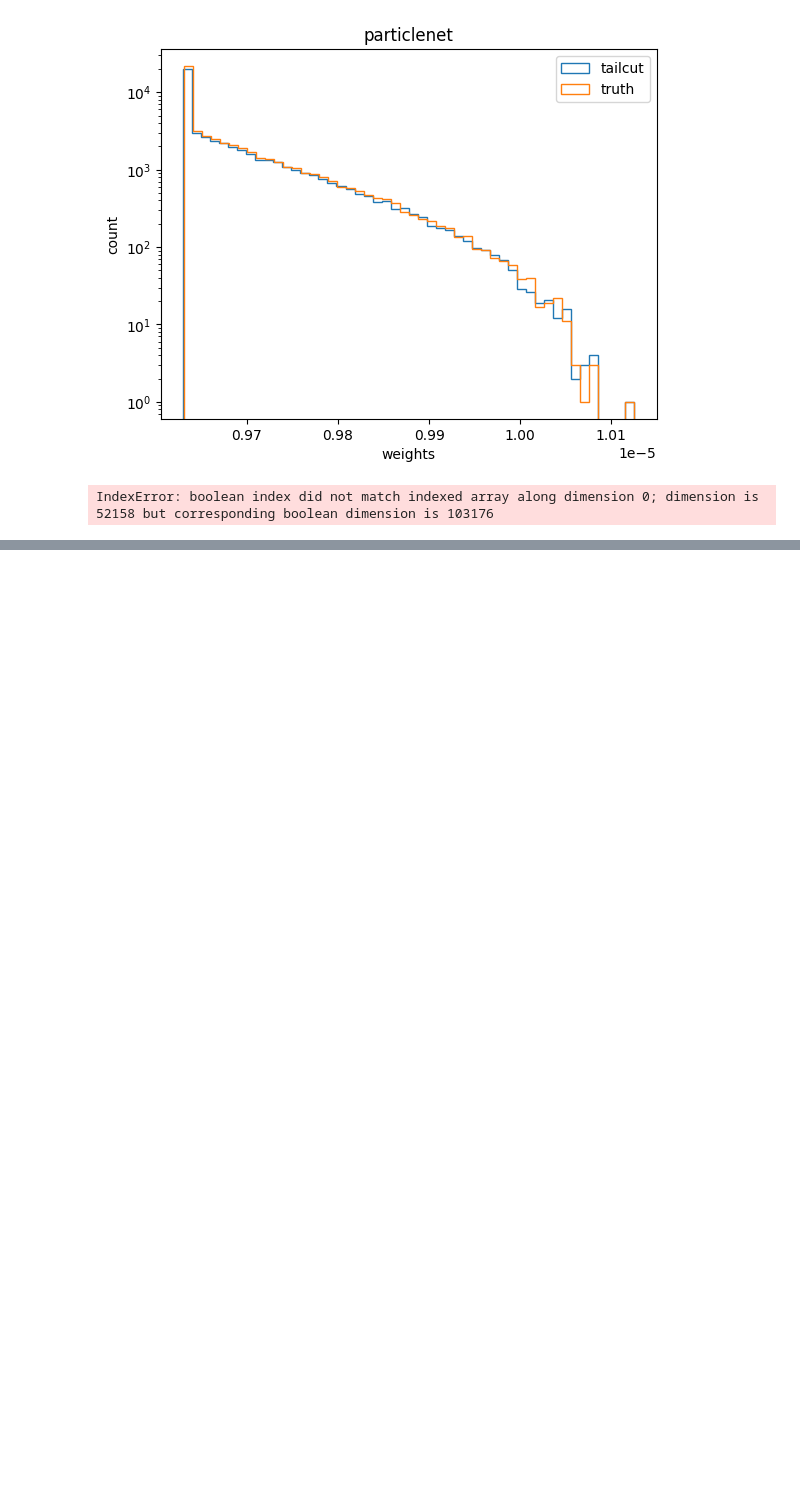
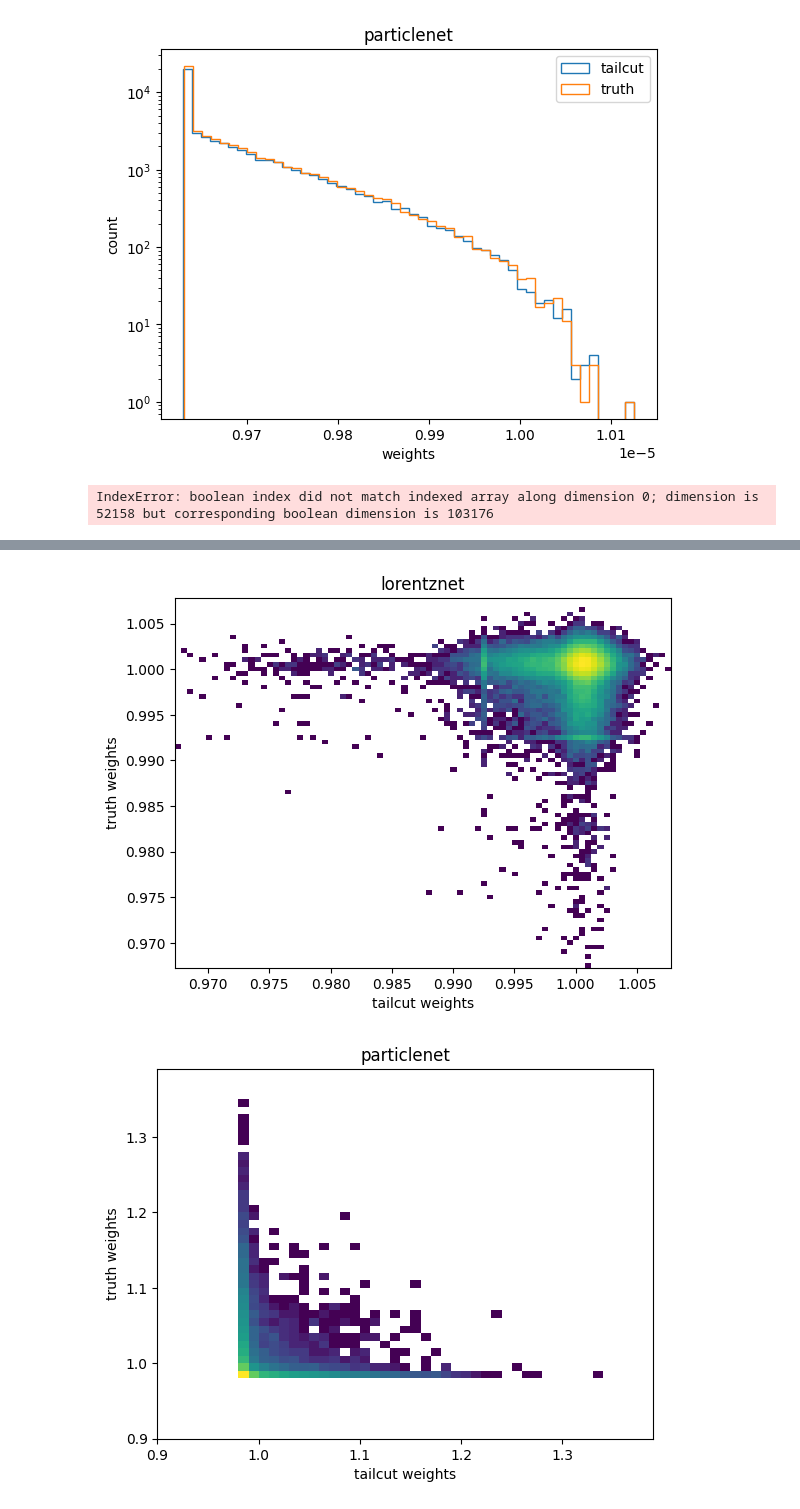
Before and after one commit to heidelberg-hepml/discriminator-metric, a Jupyter notebook: notebooks/plot_weights.ipynb, the cells around one changed output, grey strips where cells are left out. Cells and saved outputs as stored; diff of their text form; code cells hidden in the pictures; blank space fills up the shorter version.

```diff
--- a/notebooks/plot_weights.ipynb
+++ b/notebooks/plot_weights.ipynb
@@ -74,0 +137,42 @@ array([1., 1., 1., ..., 0., 0., 1.], dtype=float32)
+# %%
+test_1 = [tests[-2],tests[-1]]
+
+for test in test_1:
+    exp_name = test['exp_name']
+    best_epoch = test['best_epoch']
+    if test['type']=='lorentznet':
+        score = np.load(f'output/{exp_name}/score_{best_epoch}.npy')
+        weights = score[:,2]/(1-score[:,2])
+      #  print(len(weights[label==1]))
+      #  print(len(weights[label==0]))
+        bins = np.arange(min(weights), max(weights),0.0005)
+        plt.hist2d(weights[label==1], weights[label==0],
+                 bins=[bins,bins], norm = colors.LogNorm())
+
+    elif test['type']=='particlenet':
+        score = np.load(f'output/{exp_name}/best_model_score.npy')[:,0]
+        weights = score/(1-score)
+        bins = np.arange(0.9, 1.4,0.01)
+
+        plt.hist2d(weights[label==0],weights[label==1],
+                   bins=[bins,bins], norm = colors.LogNorm())
+
+
+
+
+
+
+    plt.xlabel('tailcut weights')
+    plt.ylabel('truth weights')
+    #plt.yscale('log')
+    #if test['type']=='lorentznet':
+    #    plt.legend(loc='upper left')
+   # else:
+    #    plt.legend()
+    #plt.xscale('log')
+    #plt.xlim(0.,1.4)
+    plt.title(test['type'])
+    plt.show()
+# %% [output]
+[figure, added]
+[figure, added]
```
Also changed, not shown: parts of 6 cells of this notebook, 6 other files.
